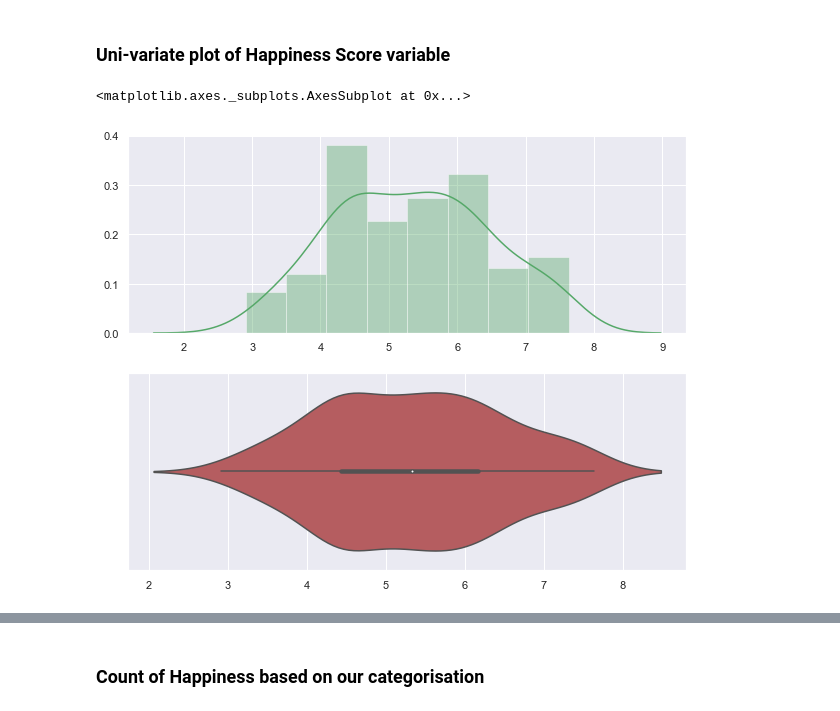
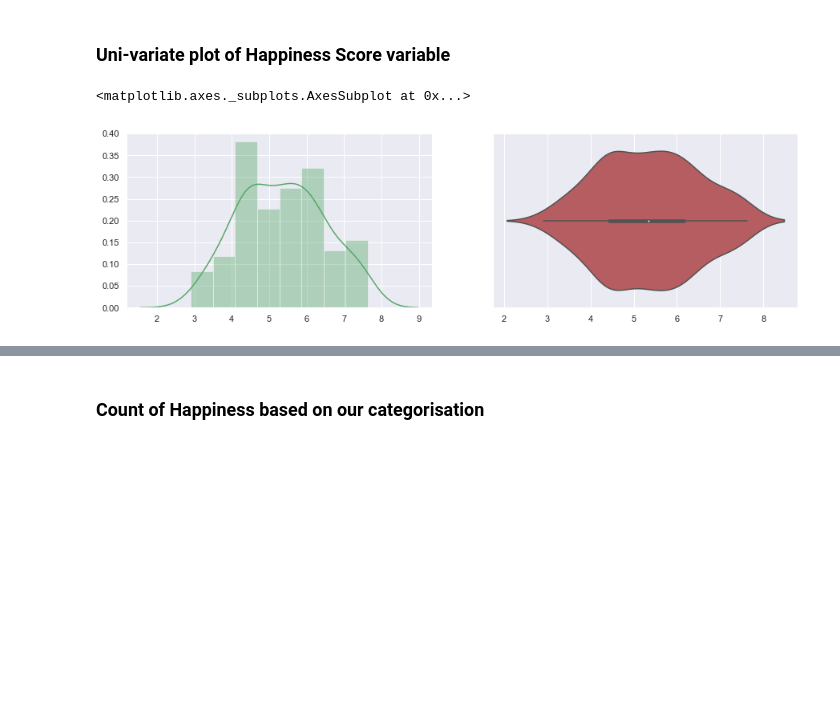
Before and after one commit to guptajay/world-happiness-report, a Jupyter notebook: CZ1015_Mini_Project.ipynb, the cells around one changed output, grey strips where cells are left out. Cells and saved outputs as stored; diff of their text form; code cells hidden in the pictures; blank space fills up the shorter version.

```diff
--- a/CZ1015_Mini_Project.ipynb
+++ b/CZ1015_Mini_Project.ipynb
@@ -62,6 +114,10 @@ data.columns = data.columns.str.replace(":","")
 data.columns = data.columns.str.replace("+","")
 data.columns = data.columns.str.replace(",","")
 # %%
-extracts=["COUNTRY","HAPPINESS_SCORE","GDP_PER_PERSON_2015-2017","HEALTHY_LIFE_EXPECTANCY_2015-2017","SOCIAL_SUPPORT_2015-2017","FREEDOM_TO_MAKE_LIFE_CHOICES_2015-2017","GENEROSITY_2015-2017_WITHOUT_ADJUSTMENT_FOR_GDP_PER_PERSON","PERCEPTIONS_OF_CORRUPTION_2015-2017"]
-data=pd.DataFrame(data[extracts])
+# Extracting the required variables from the dataframe
+extracts = ["COUNTRY", "HAPPINESS_SCORE", "GDP_PER_PERSON_2015-2017", "HEALTHY_LIFE_EXPECTANCY_2015-2017", \
+            "SOCIAL_SUPPORT_2015-2017", "FREEDOM_TO_MAKE_LIFE_CHOICES_2015-2017", \
+            "GENEROSITY_2015-2017_WITHOUT_ADJUSTMENT_FOR_GDP_PER_PERSON", "PERCEPTIONS_OF_CORRUPTION_2015-2017"]
+
+data = pd.DataFrame(data[extracts])
 # %%
@@ -134,10 +207,10 @@ happiness_score.describe().round(2)
 # %% [markdown]
 ### Uni-variate plot of Happiness Score variable
 # %%
-f,axes=plt.subplots(2,1,figsize=(10,8))
+f,axes = plt.subplots(1,2,figsize=(15,4))
 sb.distplot(happiness_score,kde=True,hist=True,color="g",ax=axes[0])
 sb.violinplot(happiness_score,ax=axes[1],color="r")
 # %% [output]
 <matplotlib.axes._subplots.AxesSubplot at 0x...>
-[figure, old version]
+[figure, new version]
 # %% [markdown]
```
Also changed, not shown: parts of 44 cells of this notebook.
